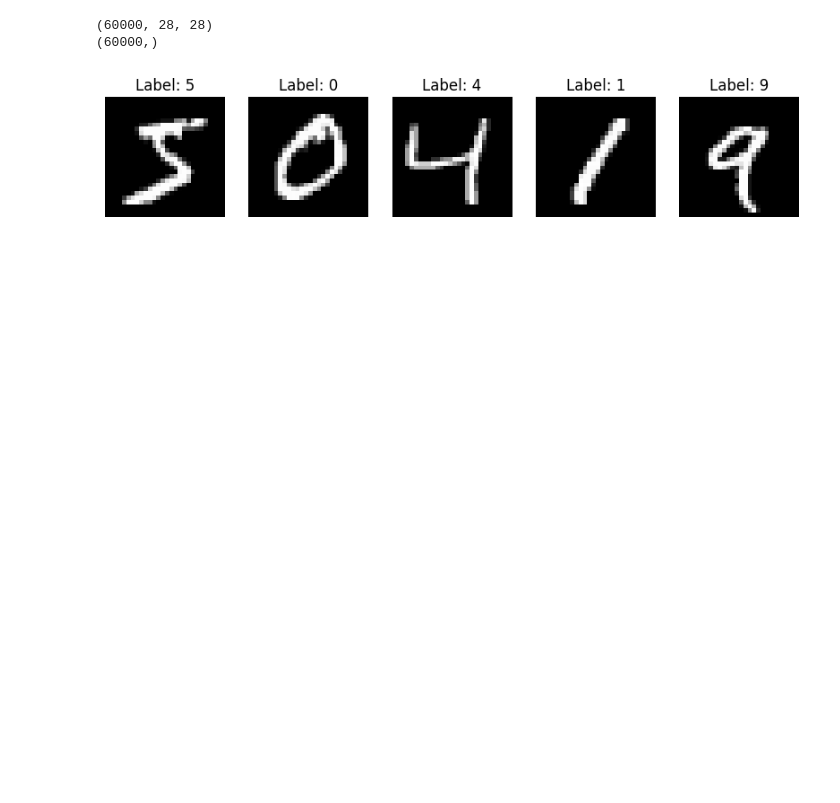
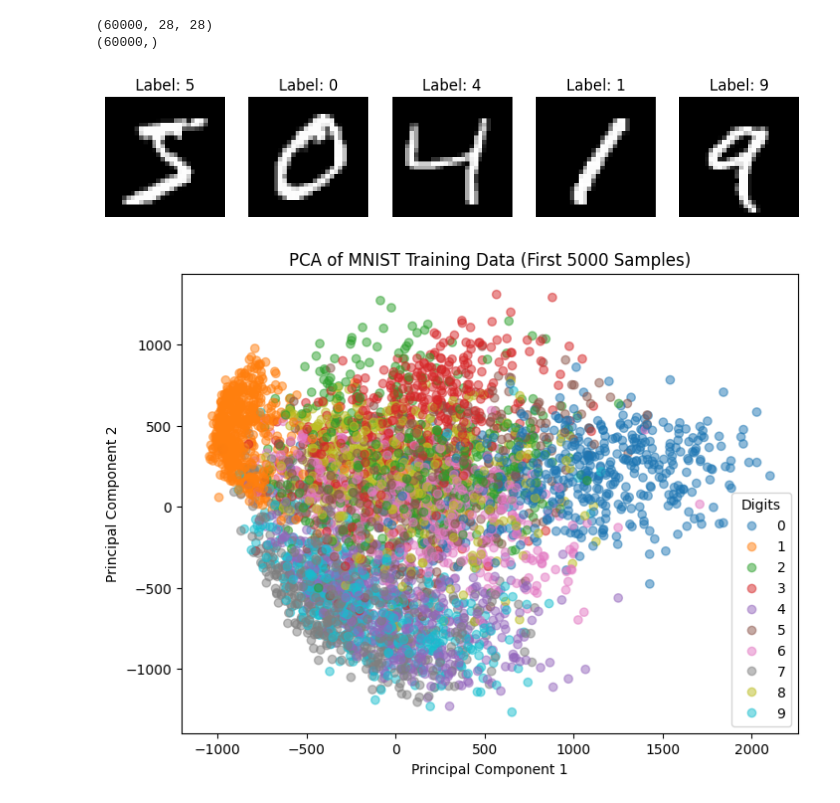
Before and after one commit to ludvigramsvik/MNIST-project-DT4031, a Jupyter notebook: Visualization.ipynb, the cells around one changed output. Cells and saved outputs as stored; diff of their text form; code cells hidden in the pictures; blank space fills up the shorter version.

```diff
--- a/Visualization.ipynb
+++ b/Visualization.ipynb
@@ -26,3 +26,20 @@ for i in range(5):
 plt.show()
 # %% [output]
 [figure]
+# %%
+from sklearn.decomposition import PCA
+# Flatten the images for PCA
+X_train_flat = X_train.reshape(X_train.shape[0], -1)
+pca = PCA(n_components=2)
+X_train_pca = pca.fit_transform(X_train_flat)
+
+#only visualize the first 5000 samples for better clarity
+plt.figure(figsize=(8, 6))
+scatter = plt.scatter(X_train_pca[:5000, 0], X_train_pca[:5000, 1], c=y_train[:5000], cmap='tab10', alpha=0.5)
+plt.legend(*scatter.legend_elements(), title="Digits")
+plt.title("PCA of MNIST Training Data (First 5000 Samples)")
+plt.xlabel("Principal Component 1")
+plt.ylabel("Principal Component 2")
+plt.show()
+# %% [output]
+[figure, added]
```
Also changed, not shown: parts of 1 cell of this notebook.
